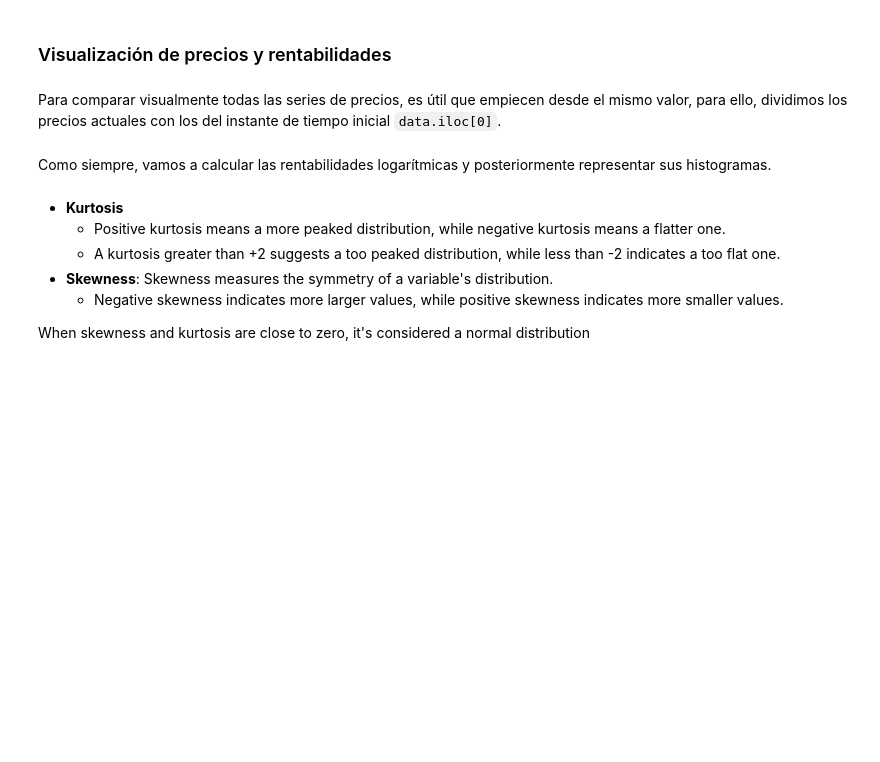
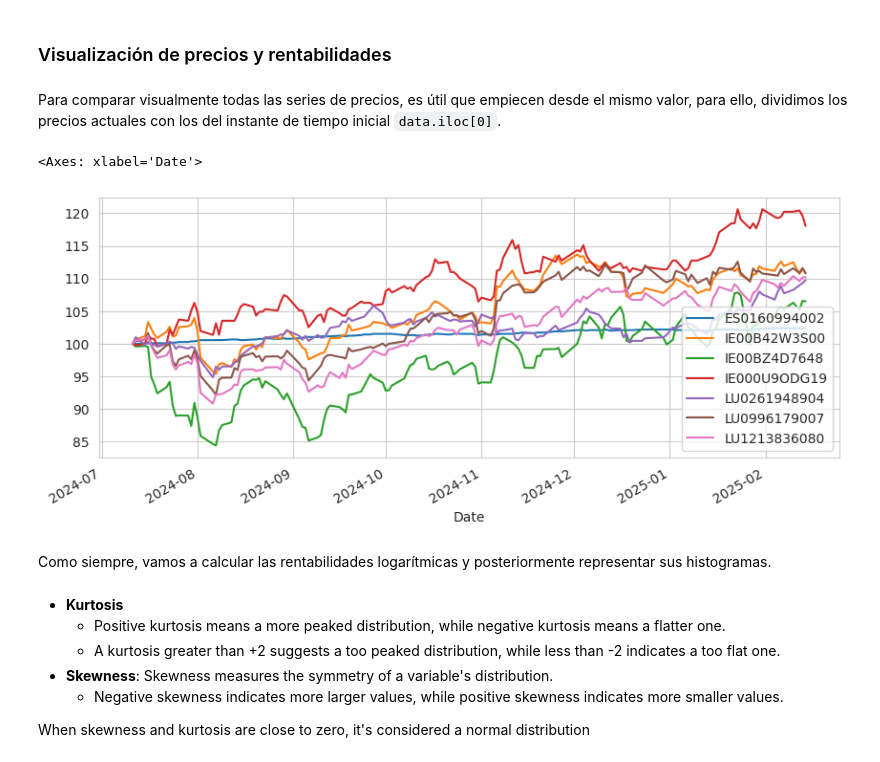
Before and after one commit to alfonso-santos/microcredencial-carteras-python, a Jupyter notebook: Tema_2_Carteras_Intro/src/carteras-siete-activos-reales.ipynb, the cells around one changed output. Cells and saved outputs as stored; diff of their text form; code cells hidden in the pictures; blank space fills up the shorter version.

```diff
--- a/Tema_2_Carteras_Intro/src/carteras-siete-activos-reales.ipynb
+++ b/Tema_2_Carteras_Intro/src/carteras-siete-activos-reales.ipynb
@@ -88,3 +102,9 @@ Para comparar visualmente todas las series de precios, es útil que empiecen des
+# %%
+# TODO
+(data / data.iloc[0]*100).plot(figsize = (10,4))
+# %% [output]
+<Axes: xlabel='Date'>
+[figure, added]
 # %% [markdown]
 Como siempre, vamos a calcular las rentabilidades logarítmicas y posteriormente representar sus histogramas.
 # %% [markdown]
```
Also changed, not shown: parts of 14 cells of this notebook.
